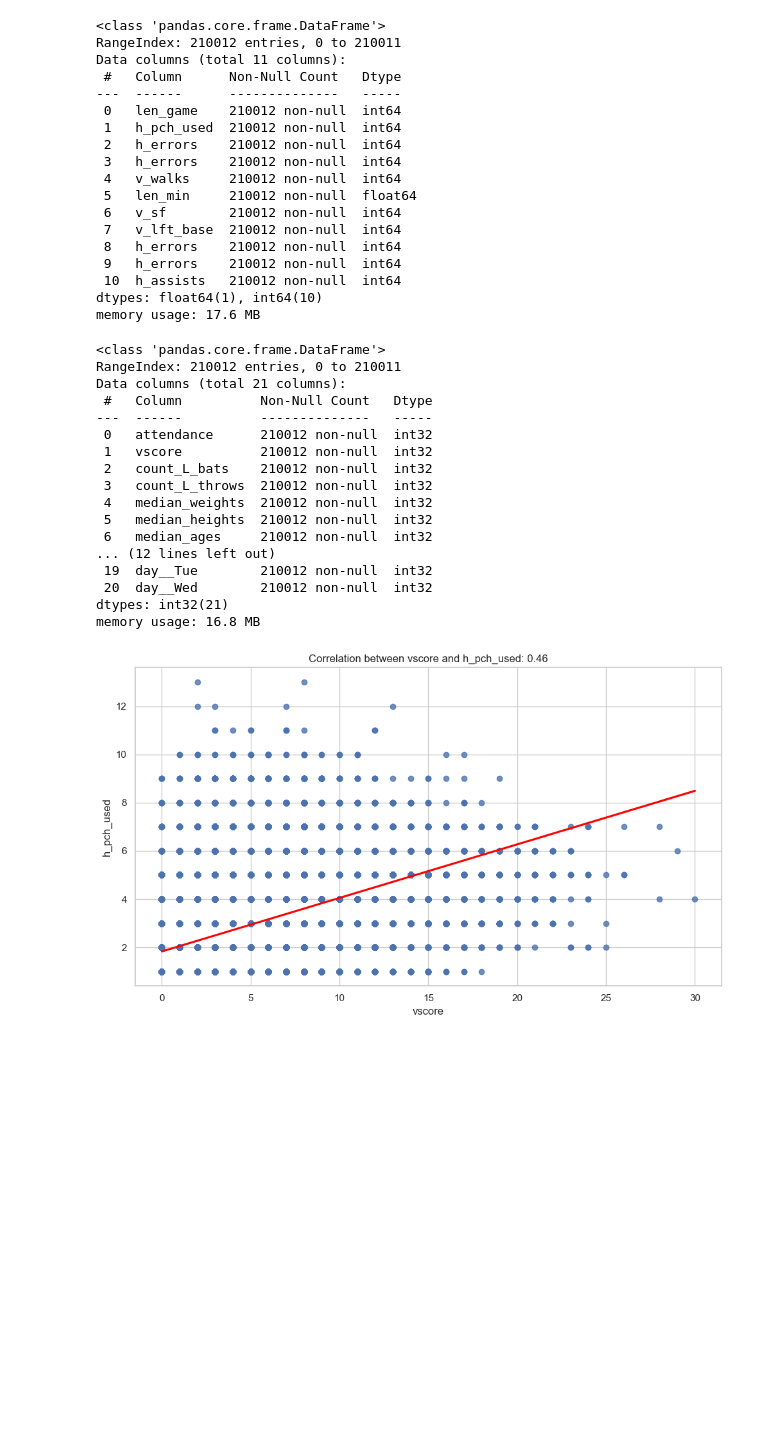
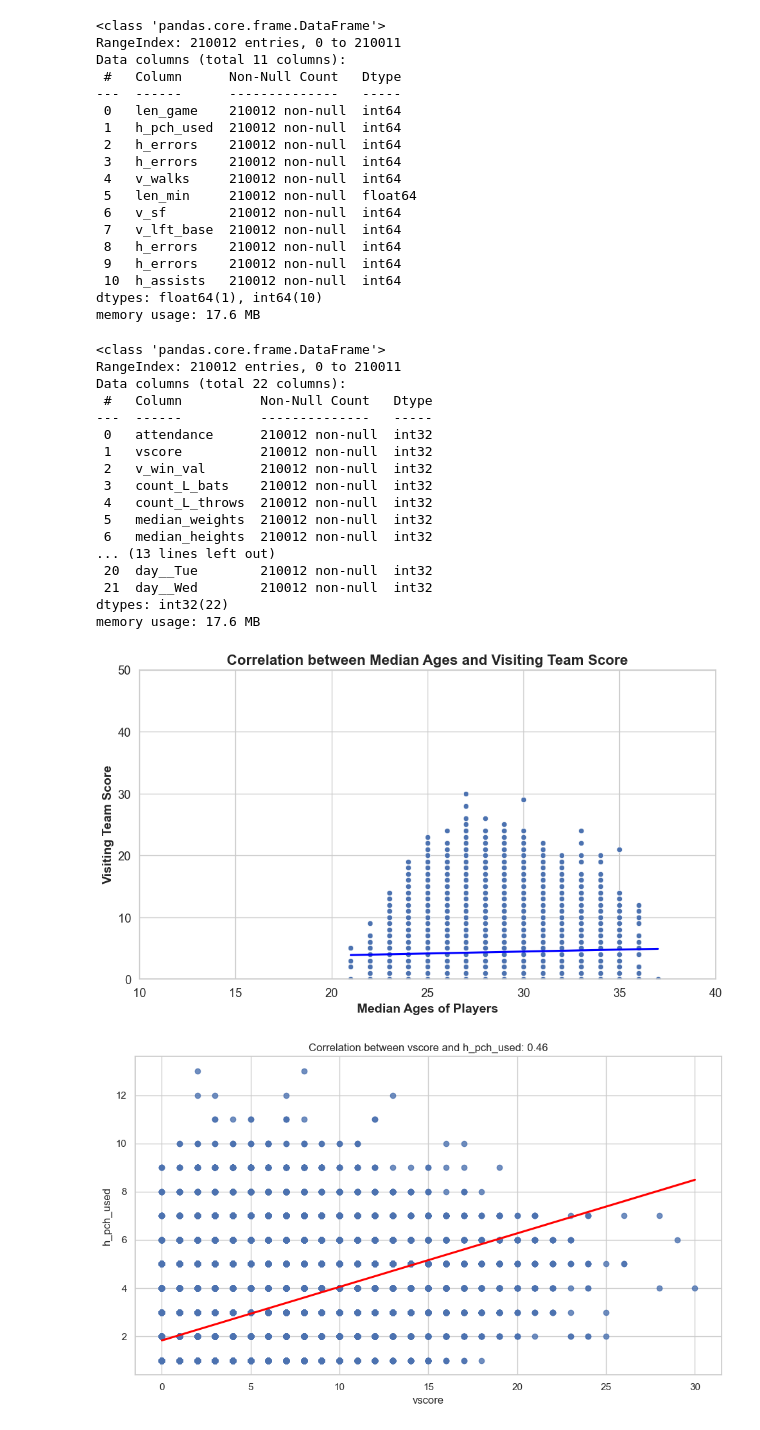
Before and after one commit to ScientificSam/Capstone, a Jupyter notebook: Notebooks/baseball.ipynb, the cells around one changed output. Drawn from its saved outputs; the diff is of its cells as text; code cells hidden in the pictures; blank space fills up the shorter version.

```diff
--- a/Notebooks/baseball.ipynb
+++ b/Notebooks/baseball.ipynb
@@ -36,7 +52,7 @@ cursor = connection.cursor()
 
 # Read data from the MySQL database into a Pandas DataFrame
 df = pd.read_sql('SELECT attendance, hteam, vteam, park_id, hleague, day, daynight, player_ages, player_exps,player_weights, player_heights, player_bats, player_throws, vscore, '+
-                 'len_game, h_pch_used, h_errors, v_walks, len_min, v_sf, v_lft_base, h_errors, h_assists '+
+                 'len_game, h_pch_used, h_errors, v_walks, len_min, v_sf, v_lft_base, h_errors, h_assists, v_win_val ' +
                  'FROM gm_logs', connection)
 
 # Close the cursor and connection
@@ -311,18 +311,50 @@ model_data.info()
 # %% [output]
 <class 'pandas.core.frame.DataFrame'>
 RangeIndex: 210012 entries, 0 to 210011
-Data columns (total 21 columns):
+Data columns (total 22 columns):
  #   Column          Non-Null Count   Dtype
 ---  ------          --------------   -----
  0   attendance      210012 non-null  int32
  1   vscore          210012 non-null  int32
- 2   count_L_bats    210012 non-null  int32
- 3   count_L_throws  210012 non-null  int32
- 4   median_weights  210012 non-null  int32
- 5   median_heights  210012 non-null  int32
- 6   median_ages     210012 non-null  int32
-... (12 lines left out)
- 19  day__Tue        210012 non-null  int32
- 20  day__Wed        210012 non-null  int32
-dtypes: int32(21)
-memory usage: 16.8 MB
+ 2   v_win_val       210012 non-null  int32
+ 3   count_L_bats    210012 non-null  int32
+ 4   count_L_throws  210012 non-null  int32
+ 5   median_weights  210012 non-null  int32
+ 6   median_heights  210012 non-null  int32
+... (13 lines left out)
+ 20  day__Tue        210012 non-null  int32
+ 21  day__Wed        210012 non-null  int32
+dtypes: int32(22)
+memory usage: 17.6 MB
+# %%
+import seaborn as sns
+import matplotlib.pyplot as plt
+
+# Assuming 'df' is your DataFrame and it contains 'median_ages' and 'vscore' columns
+
+# Create the correlation plot
+plt.figure(figsize=(10, 6))
+corr_plot = sns.scatterplot(x='median_ages', y='vscore', data=model_data,
+                            palette='coolwarm', sizes=(50, 200))
+
+# Customizing the plot's aesthetics
+sns.set_theme(style='whitegrid')
+sns.set_context('notebook', font_scale=1.2)
+
+# Adding a regression line to the scatter plot
+sns.regplot(x='median_ages', y='vscore', data=model_data, scatter=False, ax=corr_plot.axes, color='blue')
+
+# Customizing axes and title
+corr_plot.set_xlabel('Median Ages of Players', fontsize=14, weight='bold')
+corr_plot.set_ylabel('Visiting Team Score', fontsize=14, weight='bold')
+corr_plot.set_title('Correlation between Median Ages and Visiting Team Score', fontsize=16, weight='bold')
+
+# Limiting the axes for clarity
+corr_plot.set_xlim(10, 40)
+corr_plot.set_ylim(0, 50)
+
+# Display the plot
+plt.tight_layout()
+plt.show()
+# %% [output]
+[figure, added]
```
Also changed, not shown: parts of 18 cells of this notebook, 3 other files.
